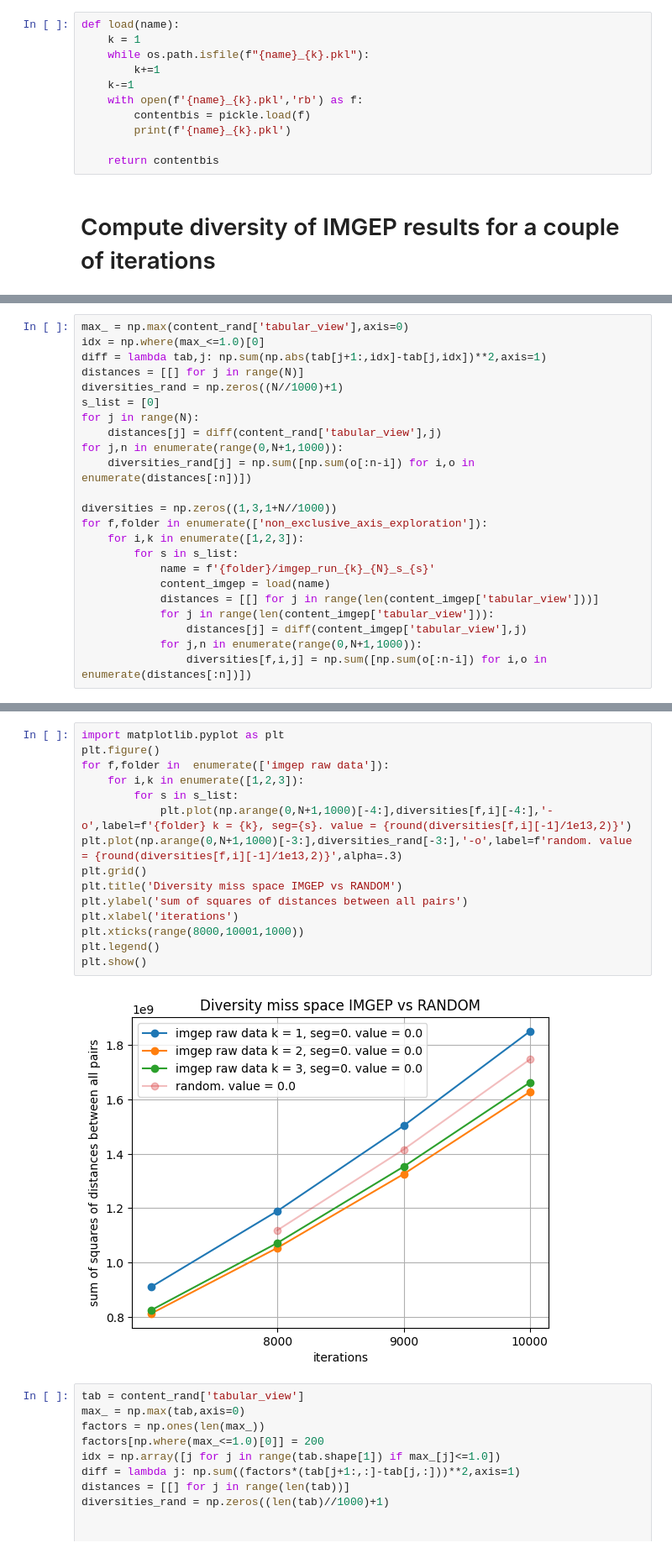
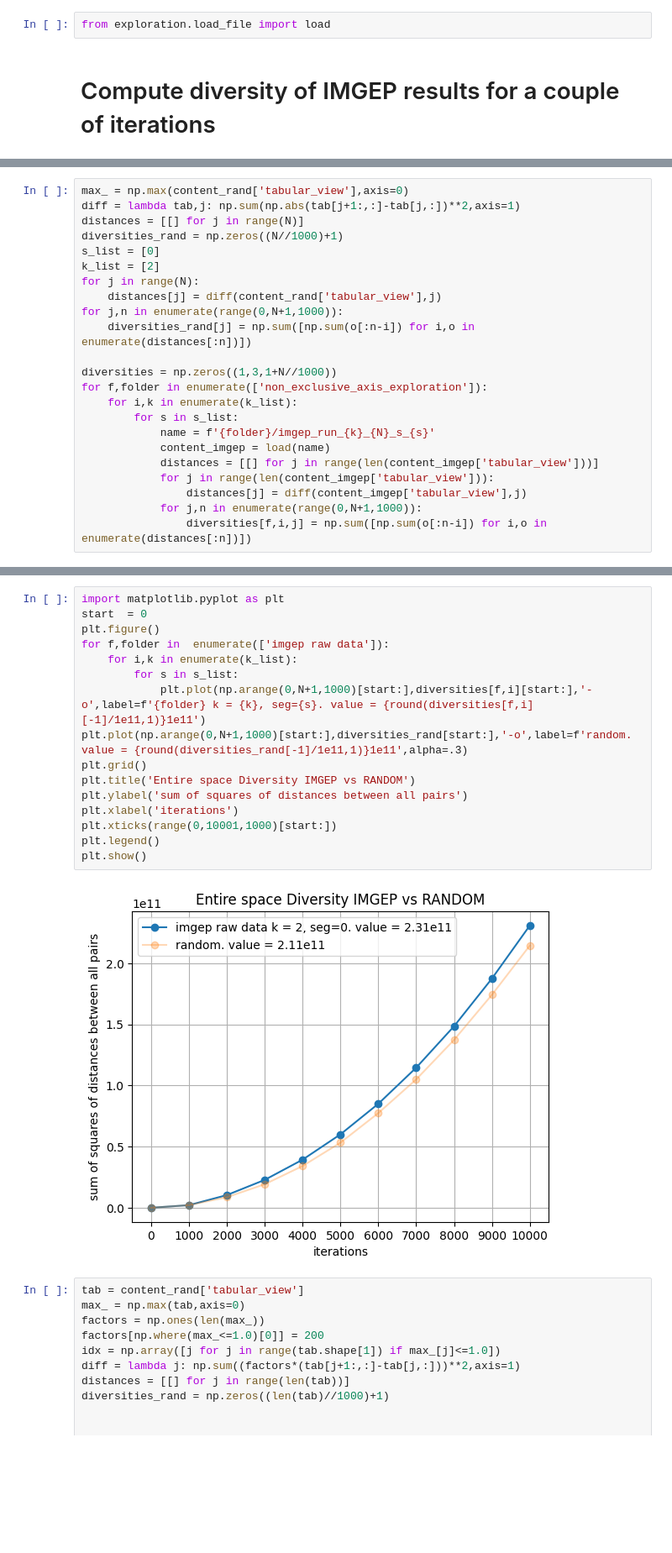
Before and after one commit to Ludoviccccc/ExplorationSimu3, a Jupyter notebook: visualisation_plot.ipynb, the cells around one changed output, grey strips where cells are left out. Shown at 84% size. Drawn from its saved outputs; the diff is of its cells as text; blank space fills up the shorter version.

```diff
--- a/visualisation_plot.ipynb
+++ b/visualisation_plot.ipynb
@@ -35,16 +35,7 @@ def cumulated_squared_distance_to_cloud(tab):
 # %% [markdown]
 # Function to load most recent files
 # %%
-def load(name):
-    k = 1
-    while os.path.isfile(f"{name}_{k}.pkl"):
-        k+=1
-    k-=1
-    with open(f'{name}_{k}.pkl','rb') as f:
-        contentbis = pickle.load(f)
-        print(f'{name}_{k}.pkl')
-
-    return contentbis
+from exploration.load_file import load
 # %% [markdown]
 # Compute diversity of IMGEP results for a couple of iterations
 # %%
@@ -58,10 +49,10 @@ non_exclusive_axis_exploration/rand_run_10000_1.pkl
 # %%
 max_ = np.max(content_rand['tabular_view'],axis=0)
-idx = np.where(max_<=1.0)[0]
-diff = lambda tab,j: np.sum(np.abs(tab[j+1:,idx]-tab[j,idx])**2,axis=1)
+diff = lambda tab,j: np.sum(np.abs(tab[j+1:,:]-tab[j,:])**2,axis=1)
 distances = [[] for j in range(N)]
 diversities_rand = np.zeros((N//1000)+1)
 s_list = [0]
+k_list = [2]
 for j in range(N):
     distances[j] = diff(content_rand['tabular_view'],j)
 for j,n in enumerate(range(0,N+1,1000)):
@@ -69,7 +60,7 @@ for j,n in enumerate(range(0,N+1,1000)):
 
 diversities = np.zeros((1,3,1+N//1000))
 for f,folder in enumerate(['non_exclusive_axis_exploration']):
-    for i,k in enumerate([1,2,3]):
+    for i,k in enumerate(k_list):
         for s in s_list:
             name = f'{folder}/imgep_run_{k}_{N}_s_{s}'
             content_imgep = load(name)
@@ -85,20 +78,21 @@ non_exclusive_axis_exploration/imgep_run_3_10000_s_0_9.pkl
 # %%
 import matplotlib.pyplot as plt
+start  = 0
 plt.figure()
 for f,folder in  enumerate(['imgep raw data']):
-    for i,k in enumerate([1,2,3]):
+    for i,k in enumerate(k_list):
         for s in s_list:
-            plt.plot(np.arange(0,N+1,1000)[-4:],diversities[f,i][-4:],'-o',label=f'{folder} k = {k}, seg={s}. value = {round(diversities[f,i][-1]/1e13,2)}')
-plt.plot(np.arange(0,N+1,1000)[-3:],diversities_rand[-3:],'-o',label=f'random. value = {round(diversities[f,i][-1]/1e13,2)}',alpha=.3)
+            plt.plot(np.arange(0,N+1,1000)[start:],diversities[f,i][start:],'-o',label=f'{folder} k = {k}, seg={s}. value = {round(diversities[f,i][-1]/1e11,1)}1e11')
+plt.plot(np.arange(0,N+1,1000)[start:],diversities_rand[start:],'-o',label=f'random. value = {round(diversities_rand[-1]/1e11,1)}1e11',alpha=.3)
 plt.grid()
-plt.title('Diversity miss space IMGEP vs RANDOM')
+plt.title('Entire space Diversity IMGEP vs RANDOM')
 plt.ylabel('sum of squares of distances between all pairs')
 plt.xlabel('iterations')
-plt.xticks(range(8000,10001,1000))
+plt.xticks(range(0,10001,1000)[start:])
 plt.legend()
 plt.show()
 # %% [output]
-[figure, old version]
+[figure, new version]
 # %%
 tab = content_rand['tabular_view']
 max_ = np.max(tab,axis=0)
```
Also changed, not shown: parts of 3 cells of this notebook, 35 other files.
